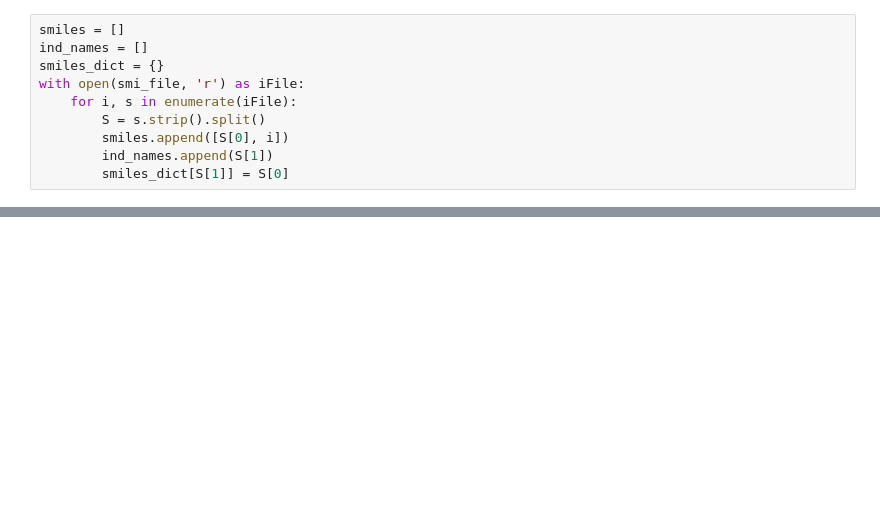
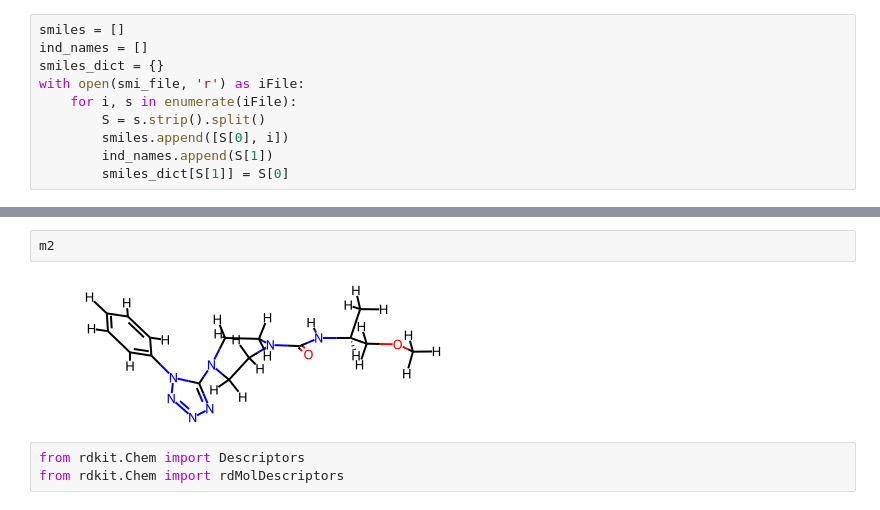
Before and after one commit to knawel/EUOS-SLAS, a Jupyter notebook: notebooks/calc_rdkit_des.ipynb, the cells around one changed output, grey strips where cells are left out. Saved outputs shown, nothing was run; the diff lists cells and outputs as text; blank space fills up the shorter version.

```diff
--- a/notebooks/calc_rdkit_des.ipynb
+++ b/notebooks/calc_rdkit_des.ipynb
@@ -48,0 +53,7 @@ df = pd.DataFrame({'Id':list(smiles_dict)})
+# %%
+m2
+# %% [output]
+[figure, added]
+# %%
+from rdkit.Chem import Descriptors
+from rdkit.Chem import rdMolDescriptors
```
Also changed, not shown: parts of 30 cells of this notebook, 29 other files.
